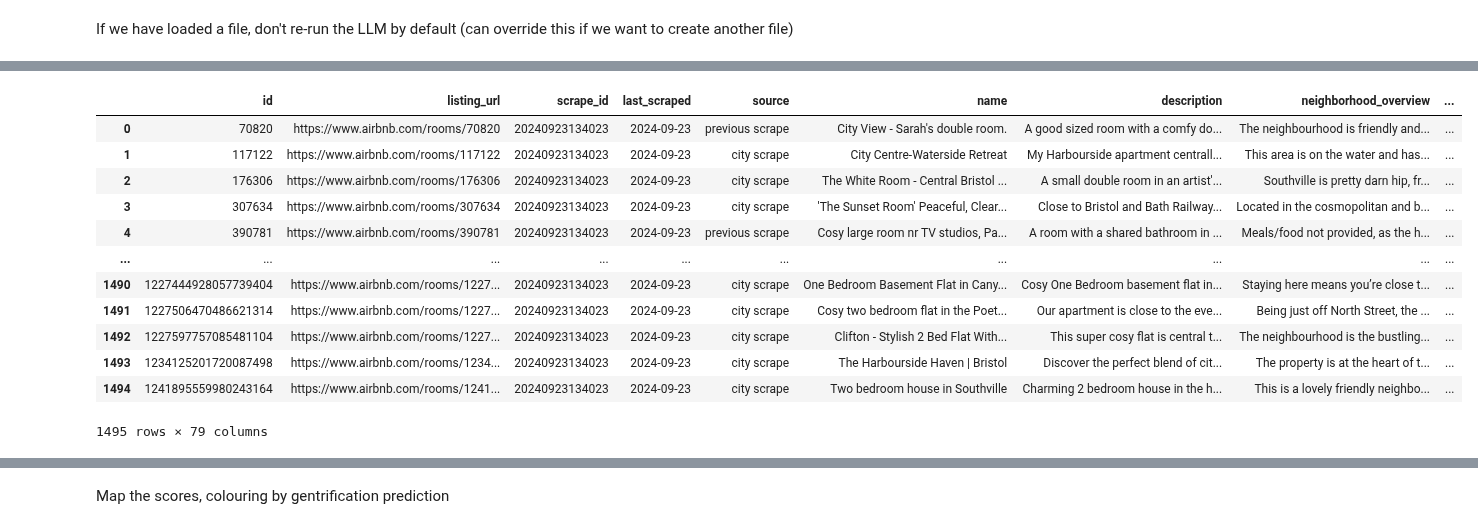
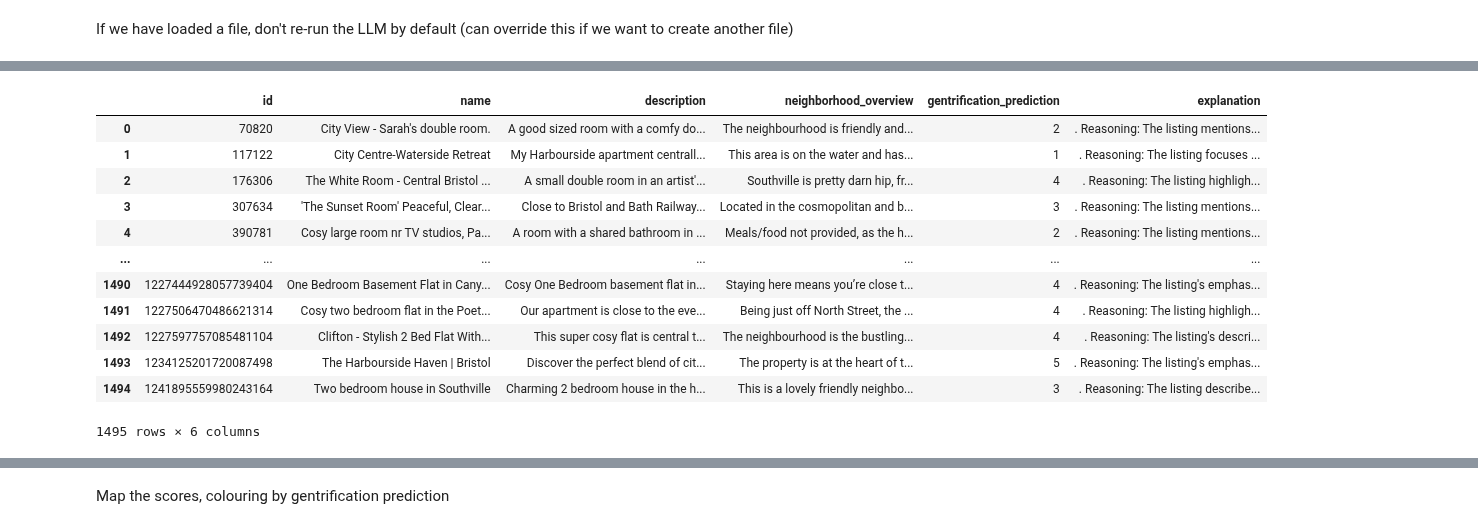
Before and after one commit to Urban-Analytics/INTEGRATE, a Jupyter notebook: llm/python/3-gentrification_airbnb-gisruk25.ipynb, the cells around one changed output, grey strips where cells are left out. Drawn from its saved outputs; the diff is of its cells as text; code cells hidden in the pictures.

```diff
--- a/llm/python/3-gentrification_airbnb-gisruk25.ipynb
+++ b/llm/python/3-gentrification_airbnb-gisruk25.ipynb
@@ -421,7 +427,8 @@ if RUN_LLM:
         if not os.path.exists(filepath):
             break
         counter += 1
-    df.to_csv(filepath)
+    df.set_crs(epsg=4326, inplace=True)
+    df.to_file(filepath, layer="data", driver="GPKG")
     print(f"File saved as: {filepath}")
 # %% [output]
 Have already loaded a gentrification file, will not re-run the LLM.
@@ -428,19 +451,20 @@ Have already loaded a gentrification file, will not re-run the LLM.
 # %%
-df
+assert len(df) == len(listings), f"The number of rows in the dataframe {len(df)} does not match the number of listings {len(listings)}."
+df.loc[:, ['id', 'name', 'description', 'neighborhood_overview', 'gentrification_prediction', 'explanation']]
 # %% [output]
-|  | id | listing_url | scrape_id | last_scraped | source | name | description | neighborhood_overview | ... |
-| 0 | 70820 | https://www.airbnb.com/rooms/70820 | 20240923134023 | 2024-09-23 | previous scrape | City View - Sarah's double room. | A good sized room with a comfy do... | The neighbourhood is friendly and... | ... |
-| 1 | 117122 | https://www.airbnb.com/rooms/117122 | 20240923134023 | 2024-09-23 | city scrape | City Centre-Waterside Retreat | My Harbourside apartment centrall... | This area is on the water and has... | ... |
-| 2 | 176306 | https://www.airbnb.com/rooms/176306 | 20240923134023 | 2024-09-23 | city scrape | The White Room - Central Bristol ... | A small double room in an artist'... | Southville is pretty darn hip, fr... | ... |
-| 3 | 307634 | https://www.airbnb.com/rooms/307634 | 20240923134023 | 2024-09-23 | city scrape | 'The Sunset Room' Peaceful, Clear... | Close to Bristol and Bath Railway... | Located in the cosmopolitan and b... | ... |
-| 4 | 390781 | https://www.airbnb.com/rooms/390781 | 20240923134023 | 2024-09-23 | previous scrape | Cosy large room nr TV studios, Pa... | A room with a shared bathroom in ... | Meals/food not provided, as the h... | ... |
-| ... | ... | ... | ... | ... | ... | ... | ... | ... | ... |
-| 1490 | 1227444928057739404 | https://www.airbnb.com/rooms/1227... | 20240923134023 | 2024-09-23 | city scrape | One Bedroom Basement Flat in Cany... | Cosy One Bedroom basement flat in... | Staying here means you’re close t... | ... |
-| 1491 | 1227506470486621314 | https://www.airbnb.com/rooms/1227... | 20240923134023 | 2024-09-23 | city scrape | Cosy two bedroom flat in the Poet... | Our apartment is close to the eve... | Being just off North Street, the ... | ... |
-| 1492 | 1227597757085481104 | https://www.airbnb.com/rooms/1227... | 20240923134023 | 2024-09-23 | city scrape | Clifton - Stylish 2 Bed Flat With... | This super cosy flat is central t... | The neighbourhood is the bustling... | ... |
-| 1493 | 1234125201720087498 | https://www.airbnb.com/rooms/1234... | 20240923134023 | 2024-09-23 | city scrape | The Harbourside Haven | Bristol | Discover the perfect blend of cit... | The property is at the heart of t... | ... |
-| 1494 | 1241895559980243164 | https://www.airbnb.com/rooms/1241... | 20240923134023 | 2024-09-23 | city scrape | Two bedroom house in Southville | Charming 2 bedroom house in the h... | This is a lovely friendly neighbo... | ... |
+|  | id | name | description | neighborhood_overview | gentrification_prediction | explanation |
+| 0 | 70820 | City View - Sarah's double room. | A good sized room with a comfy do... | The neighbourhood is friendly and... | 2 | . Reasoning: The listing mentions... |
+| 1 | 117122 | City Centre-Waterside Retreat | My Harbourside apartment centrall... | This area is on the water and has... | 1 | . Reasoning: The listing focuses ... |
+| 2 | 176306 | The White Room - Central Bristol ... | A small double room in an artist'... | Southville is pretty darn hip, fr... | 4 | . Reasoning: The listing highligh... |
+| 3 | 307634 | 'The Sunset Room' Peaceful, Clear... | Close to Bristol and Bath Railway... | Located in the cosmopolitan and b... | 3 | . Reasoning: The listing mentions... |
+| 4 | 390781 | Cosy large room nr TV studios, Pa... | A room with a shared bathroom in ... | Meals/food not provided, as the h... | 2 | . Reasoning: The listing mentions... |
+| ... | ... | ... | ... | ... | ... | ... |
+| 1490 | 1227444928057739404 | One Bedroom Basement Flat in Cany... | Cosy One Bedroom basement flat in... | Staying here means you’re close t... | 4 | . Reasoning: The listing's emphas... |
+| 1491 | 1227506470486621314 | Cosy two bedroom flat in the Poet... | Our apartment is close to the eve... | Being just off North Street, the ... | 4 | . Reasoning: The listing highligh... |
+| 1492 | 1227597757085481104 | Clifton - Stylish 2 Bed Flat With... | This super cosy flat is central t... | The neighbourhood is the bustling... | 4 | . Reasoning: The listing's descri... |
+| 1493 | 1234125201720087498 | The Harbourside Haven | Bristol | Discover the perfect blend of cit... | The property is at the heart of t... | 5 | . Reasoning: The listing's emphas... |
+| 1494 | 1241895559980243164 | Two bedroom house in Southville | Charming 2 bedroom house in the h... | This is a lovely friendly neighbo... | 3 | . Reasoning: The listing describe... |
-1495 rows × 79 columns
+1495 rows × 6 columns
 # %%
 df.gentrification_prediction.value_counts().sort_index()
 # %% [output]
```
Also changed, not shown: parts of 12 cells of this notebook, 1 other file.
